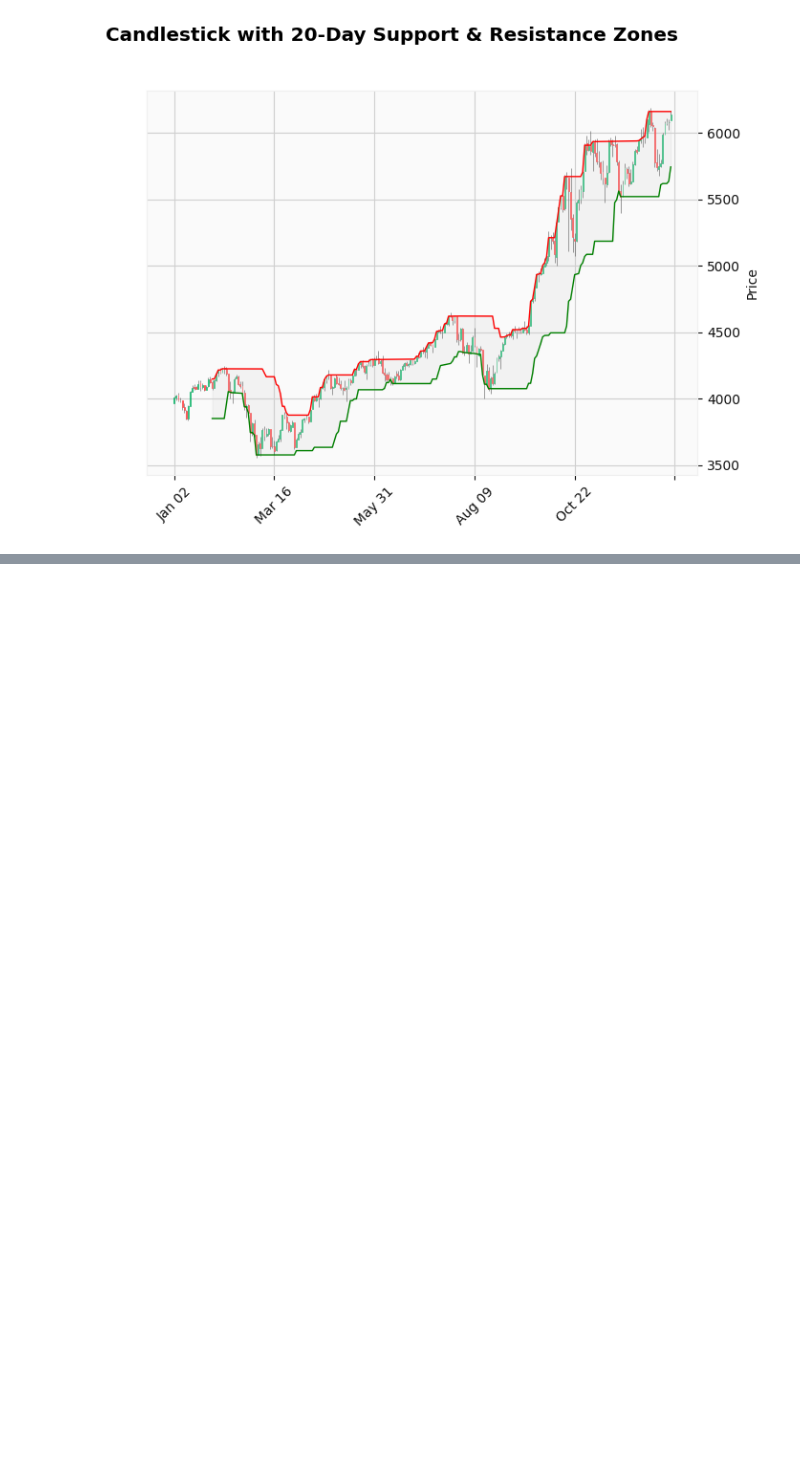
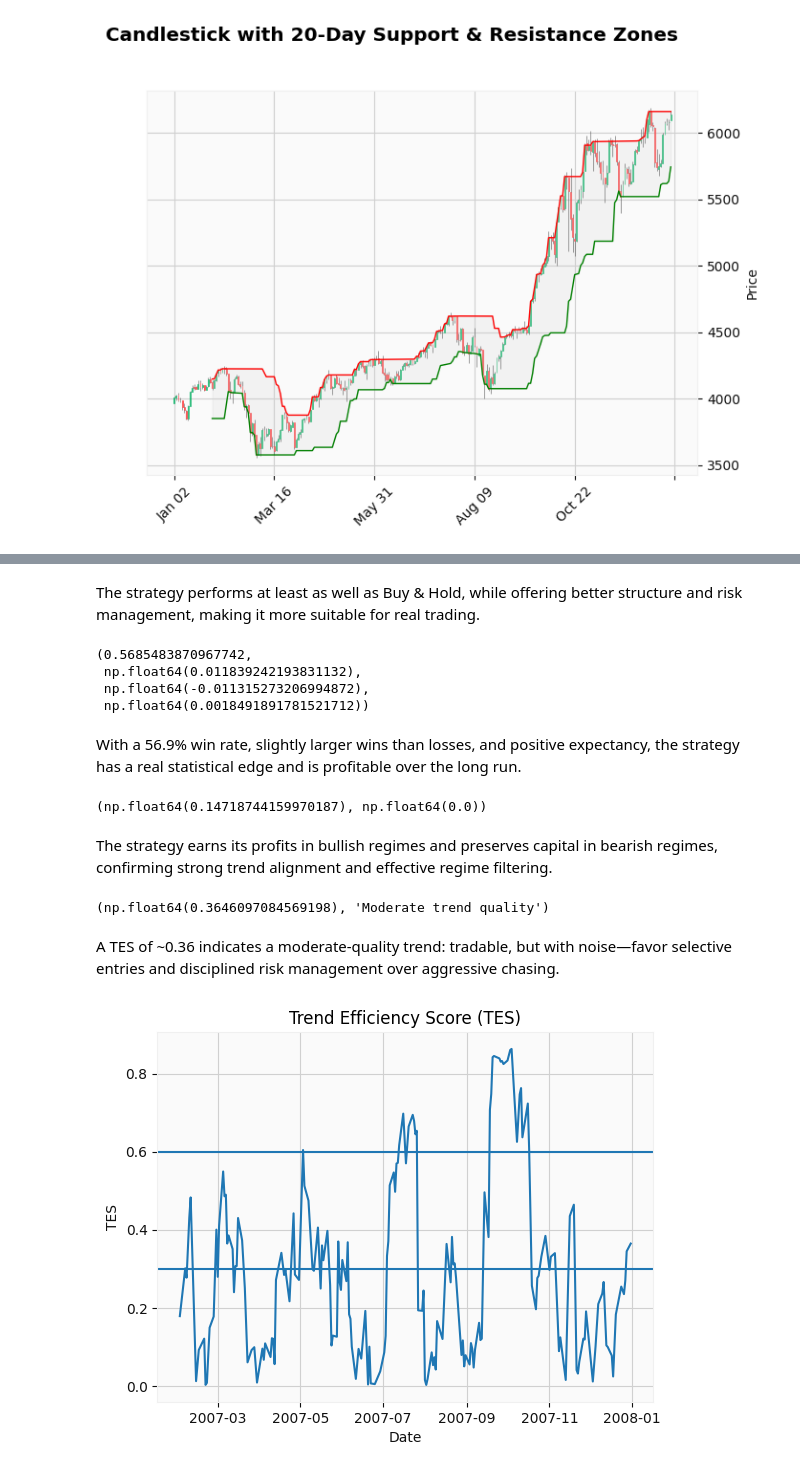
Before and after one commit to Goal48/NIFTY_Data_Analysis, a Jupyter notebook: NIFTY50.ipynb, the cells around one changed output, grey strips where cells are left out. Saved outputs shown, nothing was run; the diff lists cells and outputs as text; code cells hidden in the pictures; blank space fills up the shorter version.

```diff
--- a/NIFTY50.ipynb
+++ b/NIFTY50.ipynb
@@ -390,0 +564,71 @@ else:
+# %% [markdown]
+The strategy performs at least as well as Buy & Hold, while offering better structure and risk management, making it more suitable for real trading.
+# %%
+wins = df["strategy_return"][df["strategy_return"] > 0]
+losses = df["strategy_return"][df["strategy_return"] < 0]
+
+win_rate = len(wins) / (len(wins) + len(losses))
+avg_win = wins.mean()
+avg_loss = losses.mean()
+
+expectancy = win_rate * avg_win + (1 - win_rate) * avg_loss
+win_rate, avg_win, avg_loss, expectancy
+# %% [output]
+(0.5685483870967742,
+ np.float64(0.011839242193831132),
+ np.float64(-0.011315273206994872),
+ np.float64(0.0018491891781521712))
+# %% [markdown]
+With a 56.9% win rate, slightly larger wins than losses, and positive expectancy, the strategy has a real statistical edge and is profitable over the long run.
+# %%
+bull_df = df[df["trend"] == "bullish"]
+bear_df = df[df["trend"] == "bearish"]
+
+bull_return = (1 + bull_df["strategy_return"]).prod() - 1
+bear_return = (1 + bear_df["strategy_return"]).prod() - 1
+
+bull_return, bear_return
+# %% [output]
+(np.float64(0.14718744159970187), np.float64(0.0))
+# %% [markdown]
+The strategy earns its profits in bullish regimes and preserves capital in bearish regimes, confirming strong trend alignment and effective regime filtering.
+# %%
+# Trend Efficiency Score (TES) - using a rolling window
+window = 20  # you can test 10, 20, 30
+
+price = df[close_col]
+
+# Net change over window
+net_change = price.diff(window).abs()
+
+# Sum of absolute daily moves over window
+sum_abs_moves = price.diff().abs().rolling(window).sum()
+
+df["tes"] = net_change / sum_abs_moves
+# %%
+latest = df.dropna().iloc[-1]
+tes_now = latest["tes"]
+
+if tes_now > 0.6:
+    tes_state = "Efficient / Clean trend"
+elif tes_now < 0.3:
+    tes_state = "Choppy / Noisy market"
+else:
+    tes_state = "Moderate trend quality"
+
+tes_now, tes_state
+# %% [output]
+(np.float64(0.3646097084569198), 'Moderate trend quality')
+# %% [markdown]
+A TES of ~0.36 indicates a moderate-quality trend: tradable, but with noise—favor selective entries and disciplined risk management over aggressive chasing.
+# %%
+plt.figure()
+plt.plot(df["date"], df["tes"])
+plt.axhline(0.6)
+plt.axhline(0.3)
+plt.title("Trend Efficiency Score (TES)")
+plt.xlabel("Date")
+plt.ylabel("TES")
+plt.show()
+# %% [output]
+[figure, added]
```
Also changed, not shown: parts of 31 cells of this notebook.
